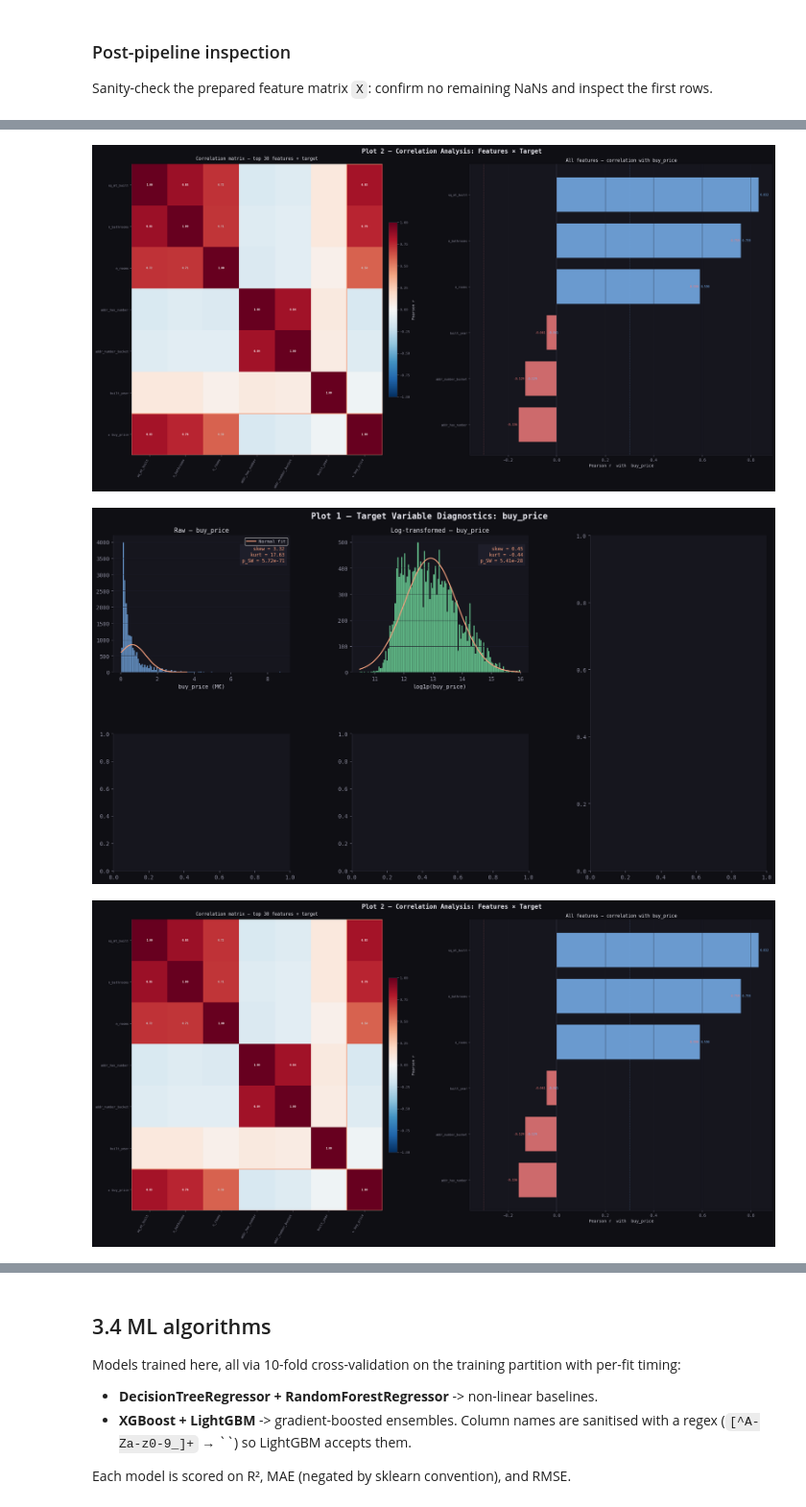
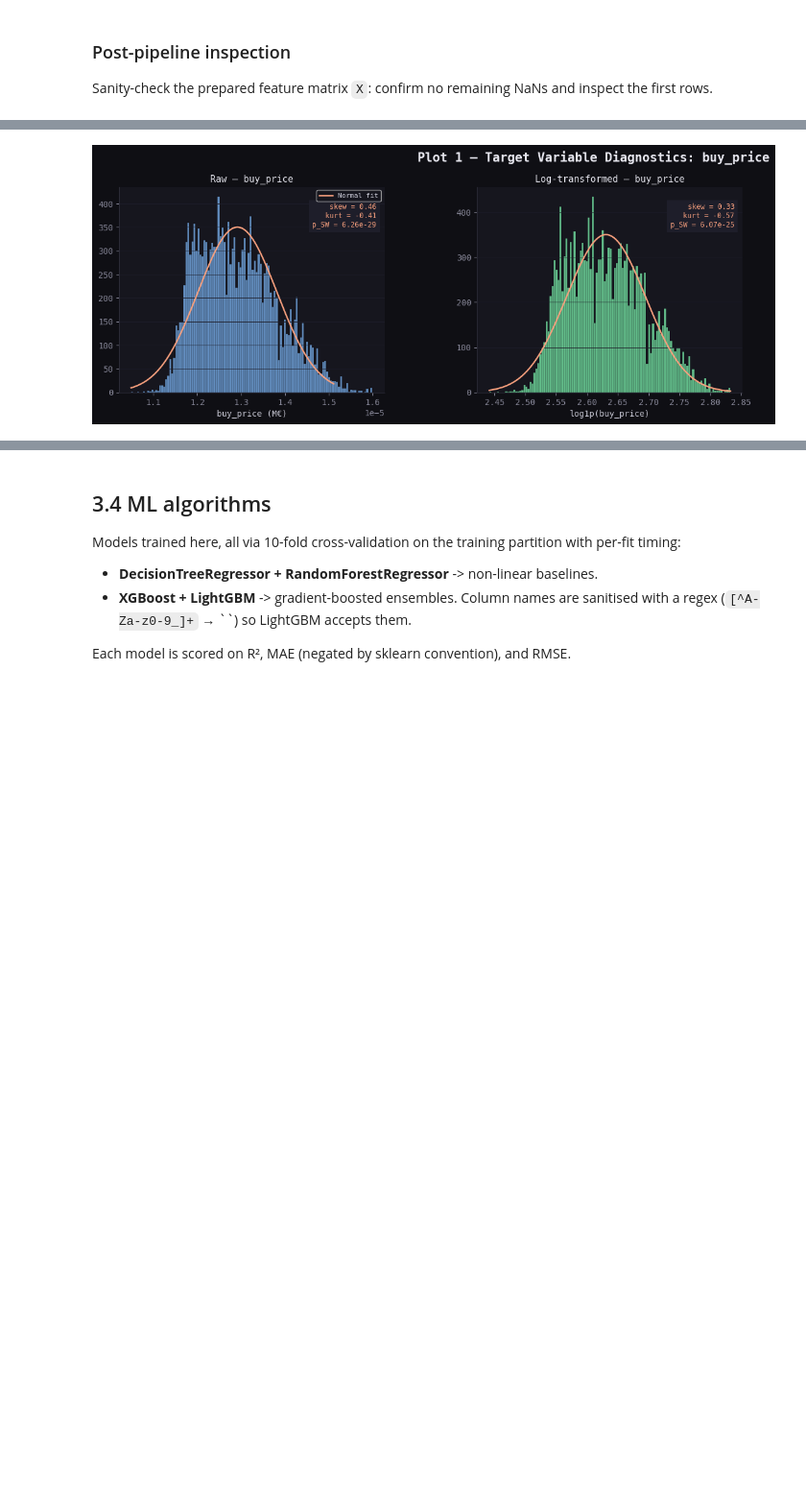
Before and after one commit to julianl11/data_science, a Jupyter notebook: exploring_2_ivan_changes.ipynb, the cells around one changed output, grey strips where cells are left out. Shown at 96% size. Drawn from its saved outputs; the diff is of its cells as text; code cells hidden in the pictures; blank space fills up the shorter version.

```diff
--- a/exploring_2_ivan_changes.ipynb
+++ b/exploring_2_ivan_changes.ipynb
@@ -920,0 +573,10 @@ Pipeline complete.  X: (21594, 247)  |  y: (21594,)
+# %%
+from sklearn.ensemble import IsolationForest
+
+model = IsolationForest(contamination=0.01, random_state=42)
+
+model.fit(X_train)
+predictions = model.predict(X_train)
+scores = model.decision_function(X_train)
+# %%
+indices = np.argsort(scores)[:50]
@@ -921,3 +587,9 @@ Pipeline complete.  X: (21594, 247)  |  y: (21594,)
+# %%
+X_train.drop(index=indices.tolist(), inplace=True, errors='ignore')
+y_train.drop(index=indices.tolist(), inplace=True, errors='ignore')
+# %%
+y_train = np.log1p(y_train)
+y_test = np.log1p(y_test)
 # %% [markdown]
 ### Post-pipeline inspection
 
@@ -1272,7 +797,4 @@ def plot_correlation_heatmap(X: pd.DataFrame, y: pd.Series,
 # %%
-plot_target_distribution(y)
-plot_correlation_heatmap(X, y)
+plot_target_distribution(y_train)
 # %% [output]
-[figure, old version]
+[figure, new version]
-[figure, removed]
-[figure, removed]
```
Also changed, not shown: parts of 67 cells of this notebook.
